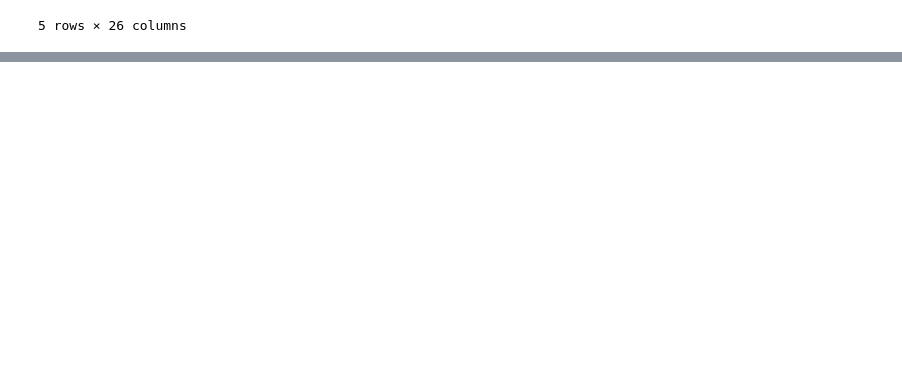
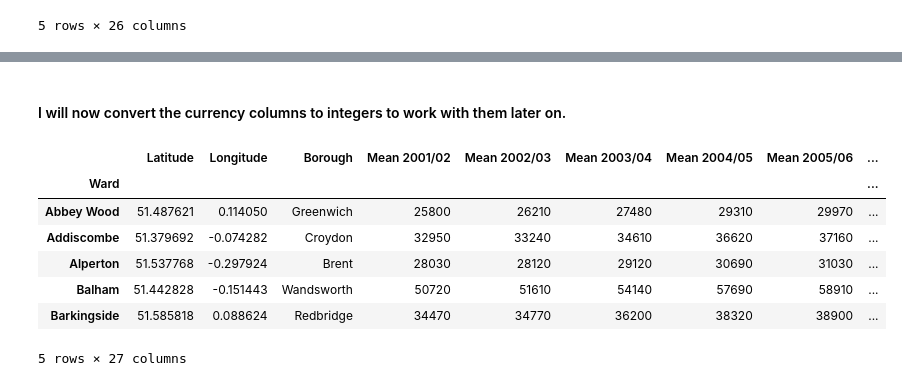
Before and after one commit to blancahuergo/AppliedDataScienceCapstone, a Jupyter notebook: Week 5 Notebook.ipynb, the cells around one changed output, grey strips where cells are left out. Saved outputs shown, nothing was run; the diff lists cells and outputs as text; code cells hidden in the pictures; blank space fills up the shorter version.

```diff
--- a/Week 5 Notebook.ipynb
+++ b/Week 5 Notebook.ipynb
@@ -375,0 +397,47 @@ london_income_df.head()
+# %% [markdown]
+#### I will now convert the currency columns to integers to work with them later on.
+# %%
+def to_integer(money):
+    ret = "0"
+    if type(money) == int:
+        return money
+    for char in money:
+        if char.isdigit():
+            ret += char
+    return int(ret)
+# %%
+london_income_df["Mean 2001/02"] = london_income_df["Mean 2001/02"].apply(to_integer)
+london_income_df["Mean 2002/03"] = london_income_df["Mean 2002/03"].apply(to_integer)
+london_income_df["Mean 2003/04"] = london_income_df["Mean 2003/04"].apply(to_integer)
+london_income_df["Mean 2004/05"] = london_income_df["Mean 2004/05"].apply(to_integer)
+london_income_df["Mean 2005/06"] = london_income_df["Mean 2005/06"].apply(to_integer)
+london_income_df["Mean 2006/07"] = london_income_df["Mean 2006/07"].apply(to_integer)
+london_income_df["Mean 2007/08"] = london_income_df["Mean 2007/08"].apply(to_integer)
+london_income_df["Mean 2008/09"] = london_income_df["Mean 2008/09"].apply(to_integer)
+london_income_df["Mean 2009/10"] = london_income_df["Mean 2009/10"].apply(to_integer)
+london_income_df["Mean 2010/11"] = london_income_df["Mean 2010/11"].apply(to_integer)
+london_income_df["Mean 2011/12"] = london_income_df["Mean 2011/12"].apply(to_integer)
+london_income_df["Mean 2012/13"] = london_income_df["Mean 2012/13"].apply(to_integer)
+london_income_df["Median 2001/02"] = london_income_df["Median 2001/02"].apply(to_integer)
+london_income_df["Median 2002/03"] = london_income_df["Median 2002/03"].apply(to_integer)
+london_income_df["Median 2003/04"] = london_income_df["Median 2003/04"].apply(to_integer)
+london_income_df["Median 2004/05"] = london_income_df["Median 2004/05"].apply(to_integer)
+london_income_df["Median 2005/06"] = london_income_df["Median 2005/06"].apply(to_integer)
+london_income_df["Median 2006/07"] = london_income_df["Median 2006/07"].apply(to_integer)
+london_income_df["Median 2007/08"] = london_income_df["Median 2007/08"].apply(to_integer)
+london_income_df["Median 2008/09"] = london_income_df["Median 2008/09"].apply(to_integer)
+london_income_df["Median 2009/10"] = london_income_df["Median 2009/10"].apply(to_integer)
+london_income_df["Median 2010/11"] = london_income_df["Median 2010/11"].apply(to_integer)
+london_income_df["Median 2011/12"] = london_income_df["Median 2011/12"].apply(to_integer)
+london_income_df["Median 2012/13"] = london_income_df["Median 2012/13"].apply(to_integer)
+# %%
+london_income_df.head()
+# %% [output]
+|  | Latitude | Longitude | Borough | Mean 2001/02 | Mean 2002/03 | Mean 2003/04 | Mean 2004/05 | Mean 2005/06 | ... |
+| Ward |  |  |  |  |  |  |  |  | ... |
+| Abbey Wood | 51.487621 | 0.114050 | Greenwich | 25800 | 26210 | 27480 | 29310 | 29970 | ... |
+| Addiscombe | 51.379692 | -0.074282 | Croydon | 32950 | 33240 | 34610 | 36620 | 37160 | ... |
+| Alperton | 51.537768 | -0.297924 | Brent | 28030 | 28120 | 29120 | 30690 | 31030 | ... |
+| Balham | 51.442828 | -0.151443 | Wandsworth | 50720 | 51610 | 54140 | 57690 | 58910 | ... |
+| Barkingside | 51.585818 | 0.088624 | Redbridge | 34470 | 34770 | 36200 | 38320 | 38900 | ... |
+5 rows × 27 columns
```
Also changed, not shown: parts of 14 cells of this notebook.
